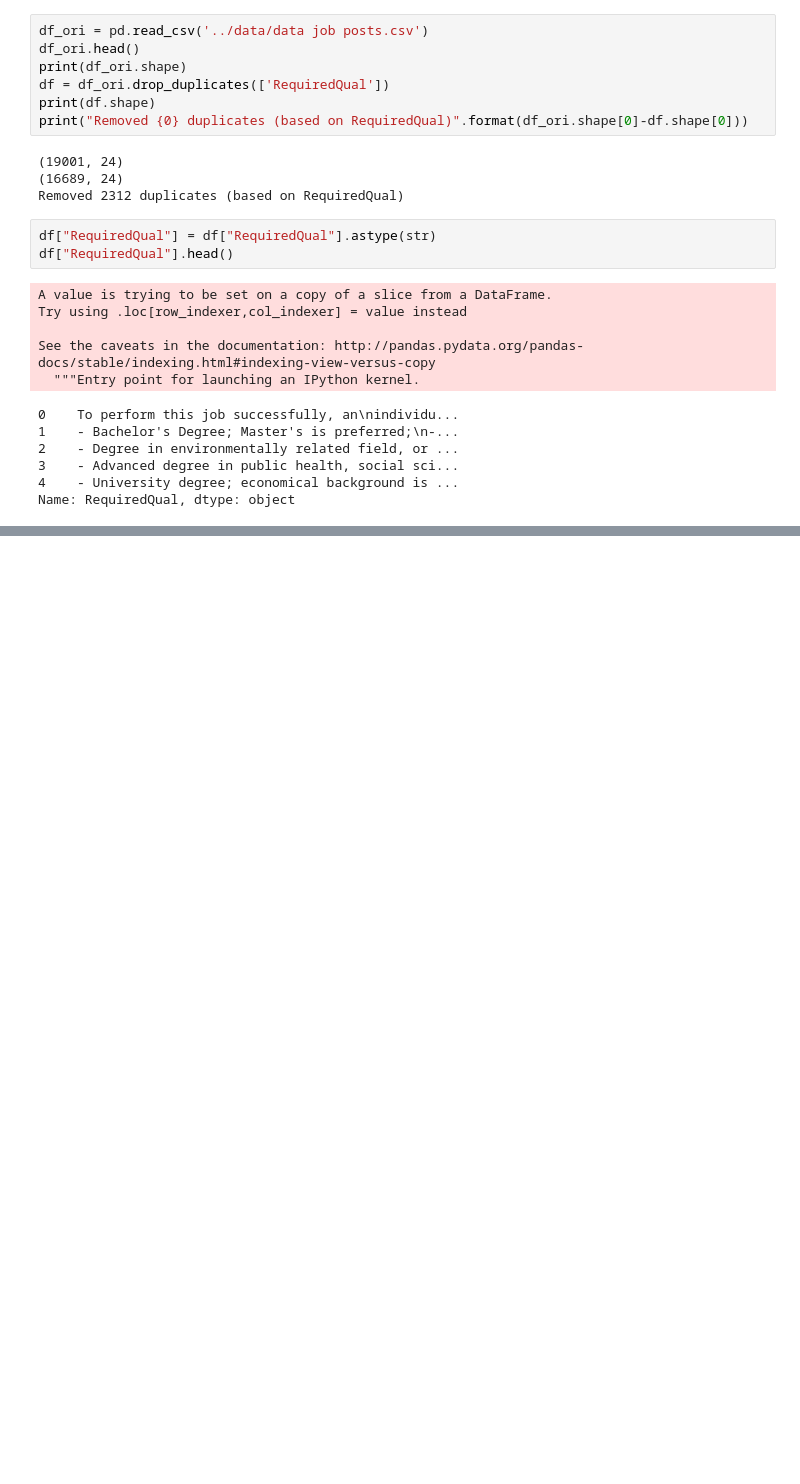
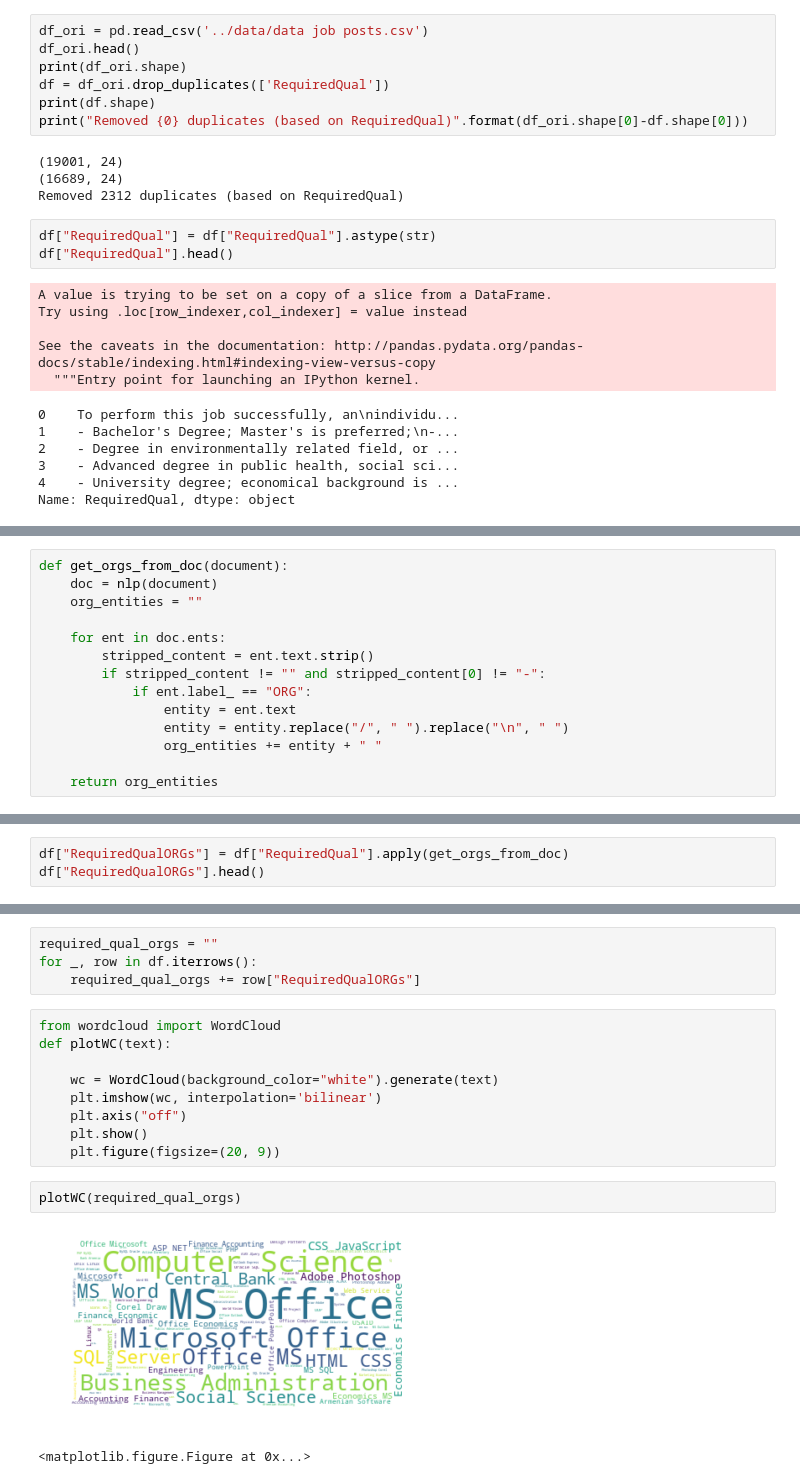
Before and after one commit to lppier/Armenian_Online_Job_Postings_Text_Mining, a Jupyter notebook: Anurag/6-Named Entity Extraction.ipynb, the cells around one changed output, grey strips where cells are left out. Drawn from its saved outputs; the diff is of its cells as text; blank space fills up the shorter version.

Commit message:
Add code to get the required qualifications

```diff
--- a/Anurag/6-Named Entity Extraction.ipynb
+++ b/Anurag/6-Named Entity Extraction.ipynb
@@ -39,0 +67,14 @@ for ent in doc.ents:
+# %%
+def get_orgs_from_doc(document):
+    doc = nlp(document)
+    org_entities = ""
+
+    for ent in doc.ents:
+        stripped_content = ent.text.strip()
+        if stripped_content != "" and stripped_content[0] != "-":
+            if ent.label_ == "ORG":
+                entity = ent.text
+                entity = entity.replace("/", " ").replace("\n", " ")
+                org_entities += entity + " "
+
+    return org_entities
@@ -39,0 +85,3 @@ for ent in doc.ents:
+# %%
+df["RequiredQualORGs"] = df["RequiredQual"].apply(get_orgs_from_doc)
+df["RequiredQualORGs"].head()
@@ -39,0 +100,18 @@ for ent in doc.ents:
+# %%
+required_qual_orgs = ""
+for _, row in df.iterrows():
+    required_qual_orgs += row["RequiredQualORGs"]
+# %%
+from wordcloud import WordCloud
+def plotWC(text):
+
+    wc = WordCloud(background_color="white").generate(text)
+    plt.imshow(wc, interpolation='bilinear')
+    plt.axis("off")
+    plt.show()
+    plt.figure(figsize=(20, 9))
+# %%
+plotWC(required_qual_orgs)
+# %% [output]
+[figure, added]
+<matplotlib.figure.Figure at 0x...>
```
Also changed, not shown: parts of 4 cells of this notebook.
